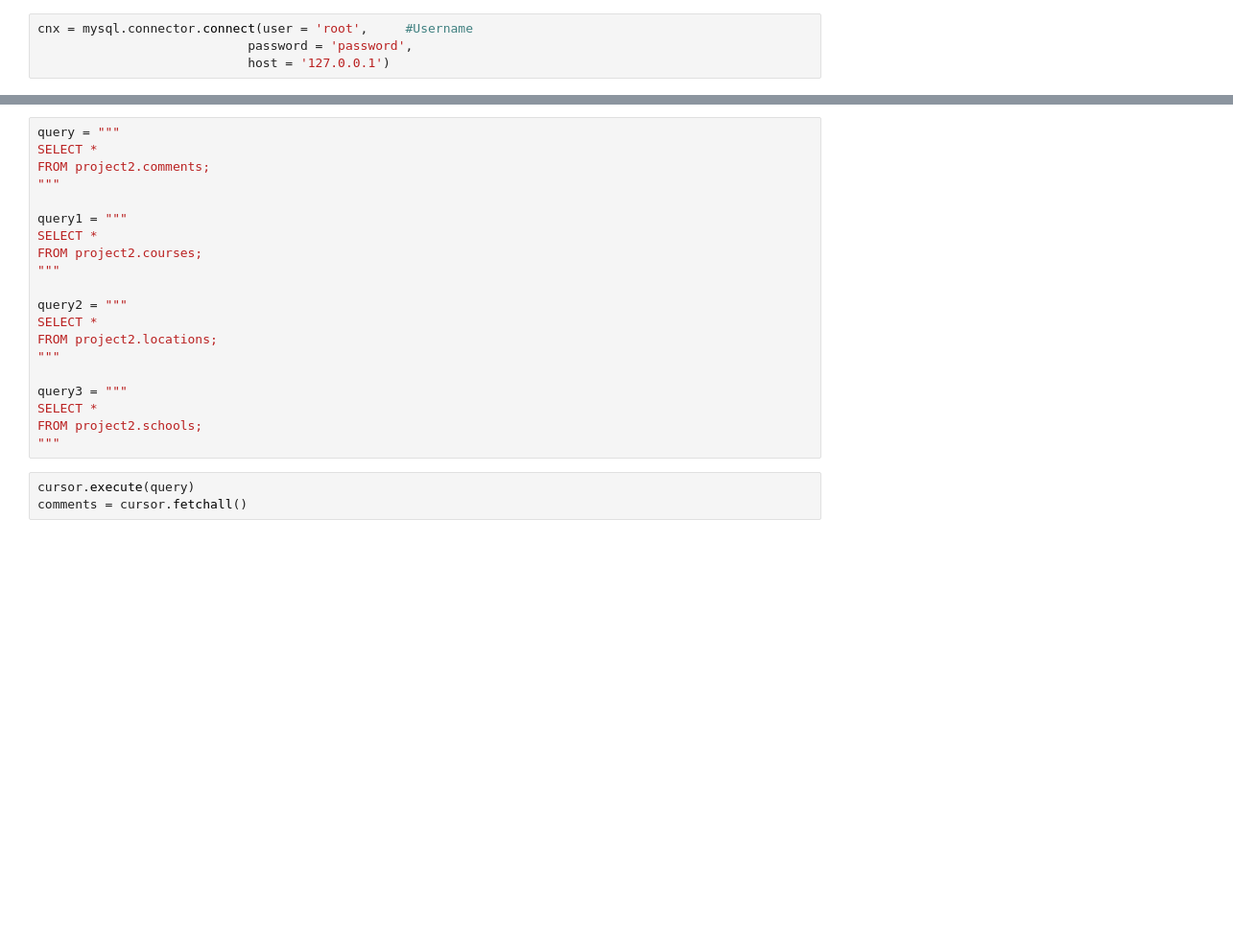
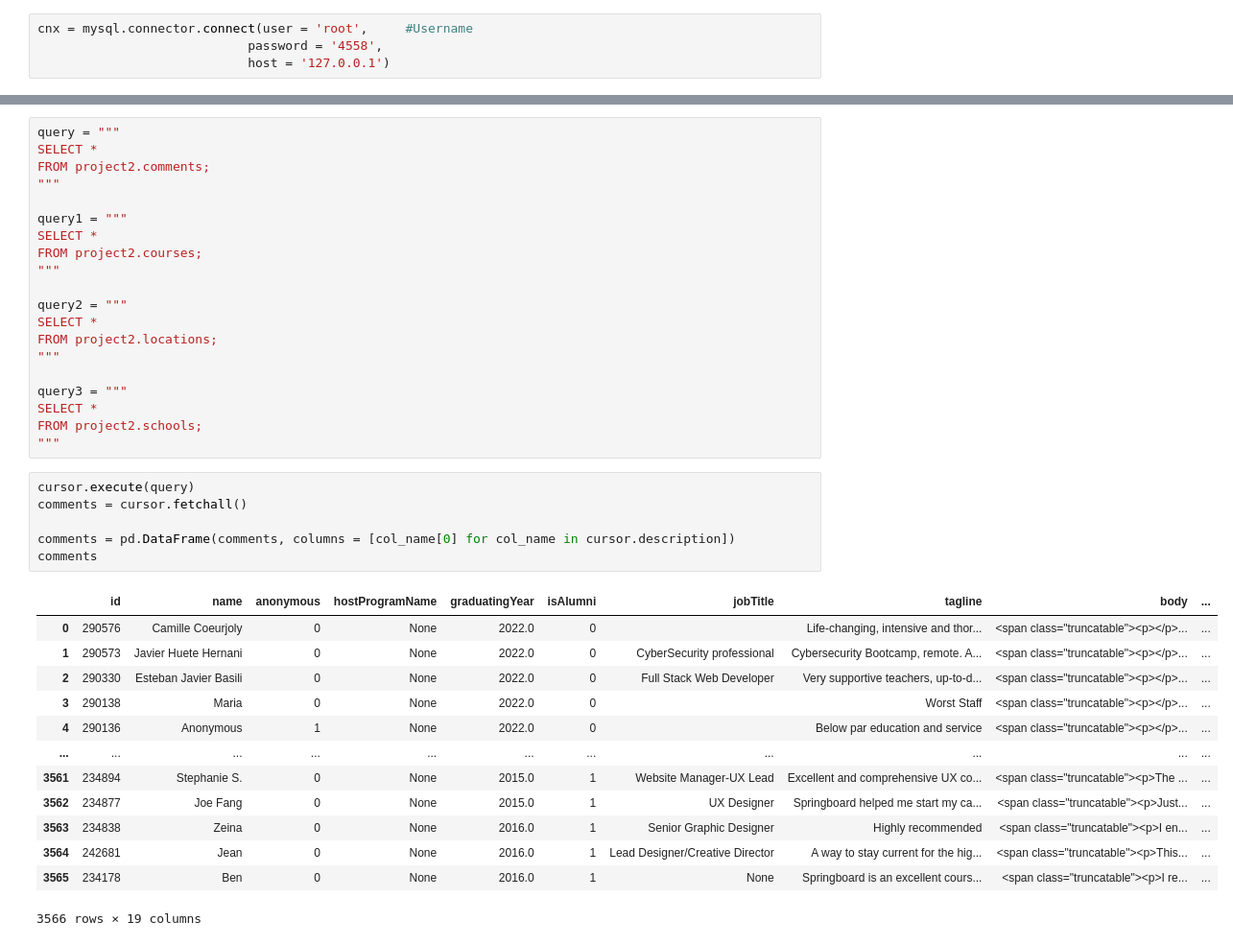
Before and after one commit to andersgom/w2-project2, a Jupyter notebook: project2_notebook_joao.ipynb, the cells around one changed output, grey strips where cells are left out. Shown at 96% size. Saved outputs shown, nothing was run; the diff lists cells and outputs as text; blank space fills up the shorter version.

```diff
--- a/project2_notebook_joao.ipynb
+++ b/project2_notebook_joao.ipynb
@@ -3,7 +3,7 @@ import pandas as pd
 import mysql.connector
 # %%
 cnx = mysql.connector.connect(user = 'root',     #Username
-                            password = 'password',
+                            password = '4558',
                             host = '127.0.0.1')
 # %%
 cursor = cnx.cursor()
@@ -33,6 +33,23 @@ FROM project2.schools;
 # %%
 cursor.execute(query)
 comments = cursor.fetchall()
+
+comments = pd.DataFrame(comments, columns = [col_name[0] for col_name in cursor.description])
+comments
+# %% [output]
+|  | id | name | anonymous | hostProgramName | graduatingYear | isAlumni | jobTitle | tagline | body | ... |
+| 0 | 290576 | Camille Coeurjoly | 0 | None | 2022.0 | 0 |  | Life-changing, intensive and thor... | <span class="truncatable"><p></p>... | ... |
+| 1 | 290573 | Javier Huete Hernani | 0 | None | 2022.0 | 0 | CyberSecurity professional | Cybersecurity Bootcamp, remote. A... | <span class="truncatable"><p></p>... | ... |
+| 2 | 290330 | Esteban Javier Basili | 0 | None | 2022.0 | 0 | Full Stack Web Developer | Very supportive teachers, up-to-d... | <span class="truncatable"><p></p>... | ... |
+| 3 | 290138 | Maria | 0 | None | 2022.0 | 0 |  | Worst Staff | <span class="truncatable"><p></p>... | ... |
+| 4 | 290136 | Anonymous | 1 | None | 2022.0 | 0 |  | Below par education and service | <span class="truncatable"><p></p>... | ... |
+| ... | ... | ... | ... | ... | ... | ... | ... | ... | ... | ... |
+| 3561 | 234894 | Stephanie S. | 0 | None | 2015.0 | 1 | Website Manager-UX Lead | Excellent and comprehensive UX co... | <span class="truncatable"><p>The ... | ... |
+| 3562 | 234877 | Joe Fang | 0 | None | 2015.0 | 1 | UX Designer | Springboard helped me start my ca... | <span class="truncatable"><p>Just... | ... |
+| 3563 | 234838 | Zeina | 0 | None | 2016.0 | 1 | Senior Graphic Designer | Highly recommended | <span class="truncatable"><p>I en... | ... |
+| 3564 | 242681 | Jean | 0 | None | 2016.0 | 1 | Lead Designer/Creative Director | A way to stay current for the hig... | <span class="truncatable"><p>This... | ... |
+| 3565 | 234178 | Ben | 0 | None | 2016.0 | 1 | None | Springboard is an excellent cours... | <span class="truncatable"><p>I re... | ... |
+3566 rows × 19 columns
 # %%
 cursor.execute(query1)
 courses = cursor.fetchall()
```
Also changed, not shown: parts of 7 cells of this notebook.
